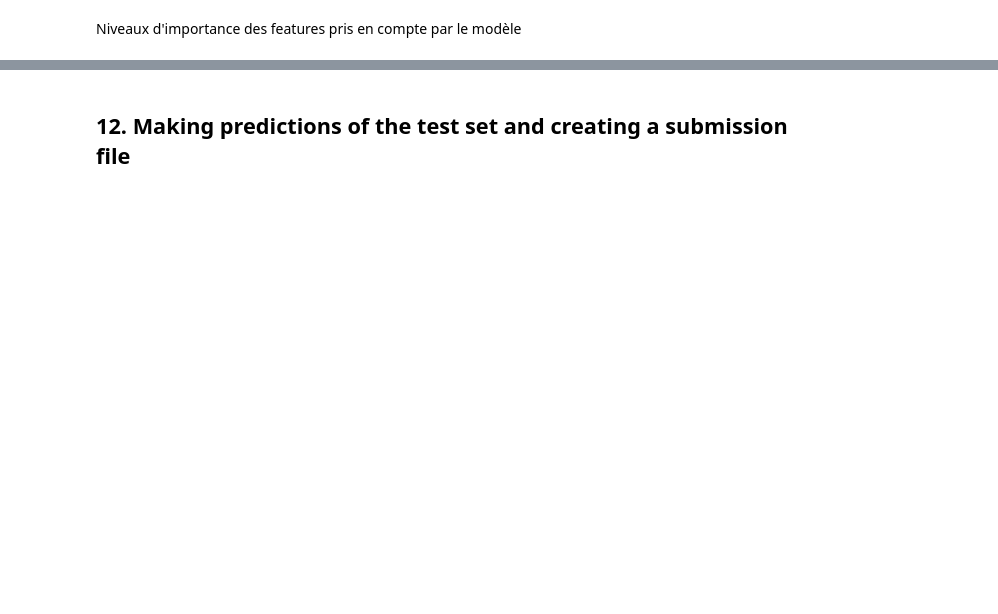
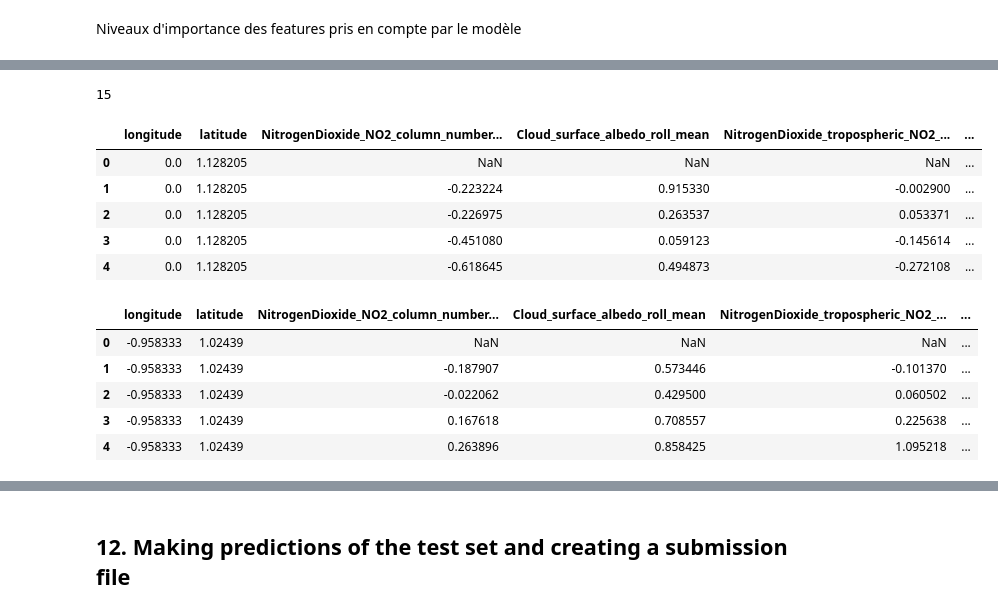
Before and after one commit to justekouassi/UmojaHack-Africa-2023-Beginner, a Jupyter notebook: EY_Carbon.ipynb, the cells around one changed output, grey strips where cells are left out. Saved outputs shown, nothing was run; the diff lists cells and outputs as text; code cells hidden in the pictures; blank space fills up the shorter version.

```diff
--- a/EY_Carbon.ipynb
+++ b/EY_Carbon.ipynb
@@ -604,0 +627,23 @@ plt.show()
+# %%
+len(impo_df[impo_df.importance > 4].index.to_list())
+# %% [output]
+15
+# %%
+train_selected = train_eng_pp[impo_df[impo_df.importance > 4].index.to_list()]
+
+test_selected = test_eng_pp[impo_df[impo_df.importance > 4].index.to_list()]
+
+display(train_selected.head(), test_selected.head())
+# %% [output]
+|  | longitude | latitude | NitrogenDioxide_NO2_column_number... | Cloud_surface_albedo_roll_mean | NitrogenDioxide_tropospheric_NO2_... | ... |
+| 0 | 0.0 | 1.128205 | NaN | NaN | NaN | ... |
+| 1 | 0.0 | 1.128205 | -0.223224 | 0.915330 | -0.002900 | ... |
+| 2 | 0.0 | 1.128205 | -0.226975 | 0.263537 | 0.053371 | ... |
+| 3 | 0.0 | 1.128205 | -0.451080 | 0.059123 | -0.145614 | ... |
+| 4 | 0.0 | 1.128205 | -0.618645 | 0.494873 | -0.272108 | ... |
+|  | longitude | latitude | NitrogenDioxide_NO2_column_number... | Cloud_surface_albedo_roll_mean | NitrogenDioxide_tropospheric_NO2_... | ... |
+| 0 | -0.958333 | 1.02439 | NaN | NaN | NaN | ... |
+| 1 | -0.958333 | 1.02439 | -0.187907 | 0.573446 | -0.101370 | ... |
+| 2 | -0.958333 | 1.02439 | -0.022062 | 0.429500 | 0.060502 | ... |
+| 3 | -0.958333 | 1.02439 | 0.167618 | 0.708557 | 0.225638 | ... |
+| 4 | -0.958333 | 1.02439 | 0.263896 | 0.858425 | 1.095218 | ... |
```
Also changed, not shown: parts of 24 cells of this notebook, 7 other files.
